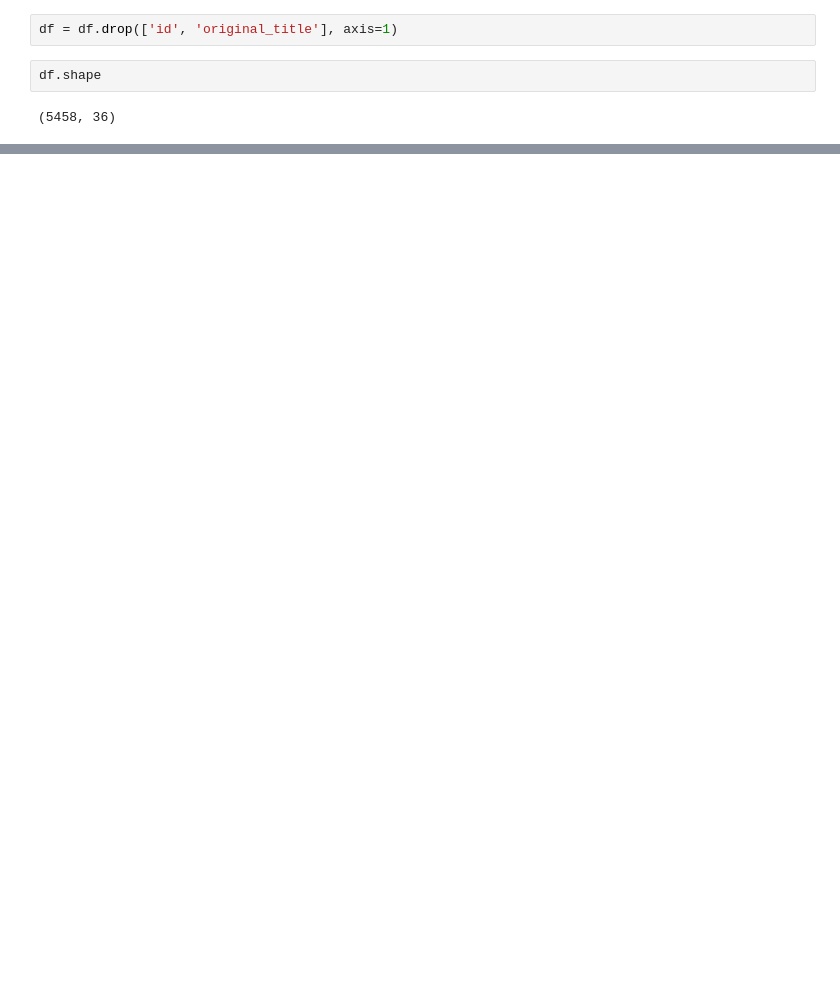
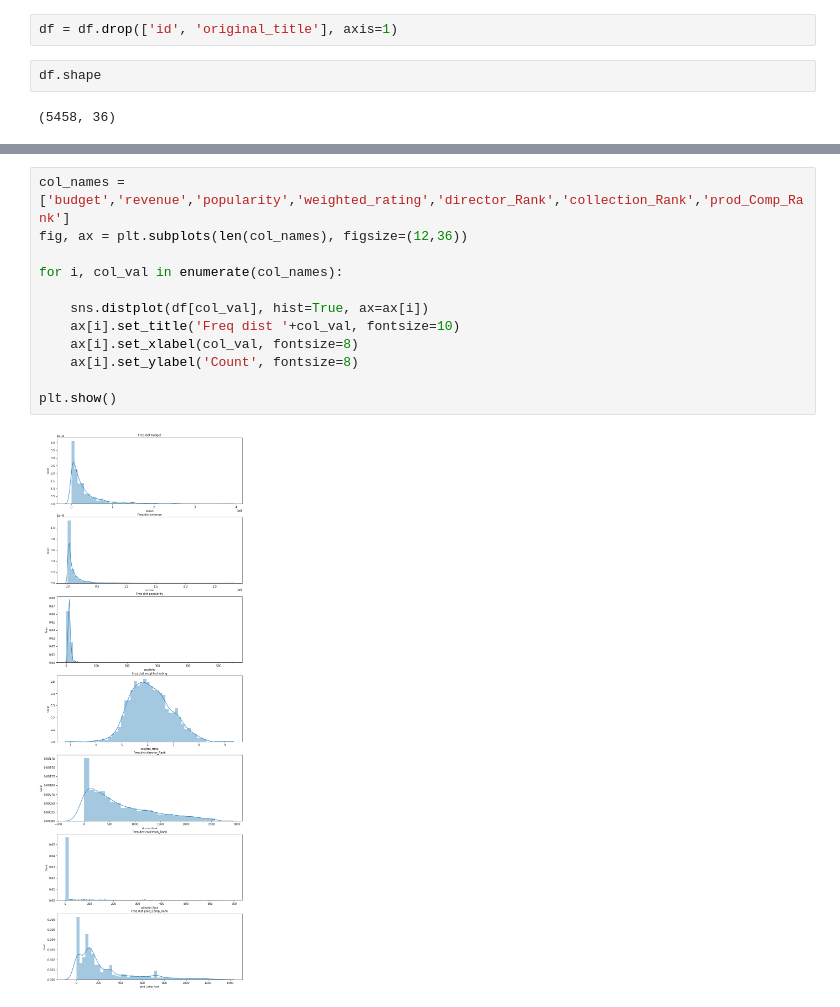
Before and after one commit to FilMetricsCapstone/mobile-application, a Jupyter notebook: Model1.ipynb, the cells around one changed output, grey strips where cells are left out. Cells and saved outputs as stored; diff of their text form; blank space fills up the shorter version.

```diff
--- a/Model1.ipynb
+++ b/Model1.ipynb
@@ -135,0 +133,14 @@ df.shape
+# %%
+col_names = ['budget','revenue','popularity','weighted_rating','director_Rank','collection_Rank','prod_Comp_Rank']
+fig, ax = plt.subplots(len(col_names), figsize=(12,36))
+
+for i, col_val in enumerate(col_names):
+
+    sns.distplot(df[col_val], hist=True, ax=ax[i])
+    ax[i].set_title('Freq dist '+col_val, fontsize=10)
+    ax[i].set_xlabel(col_val, fontsize=8)
+    ax[i].set_ylabel('Count', fontsize=8)
+
+plt.show()
+# %% [output]
+[figure, added]
```
Also changed, not shown: parts of 25 cells of this notebook.
